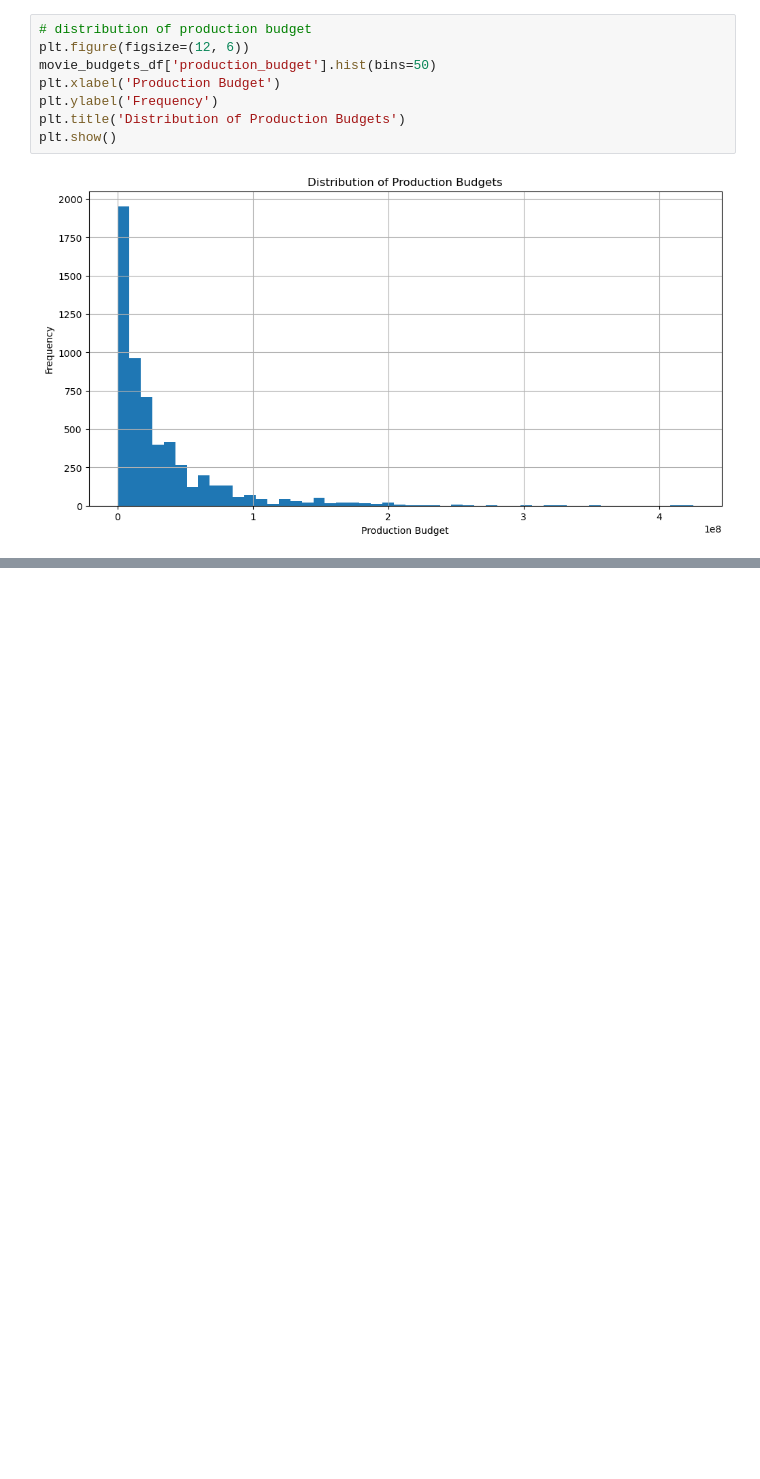
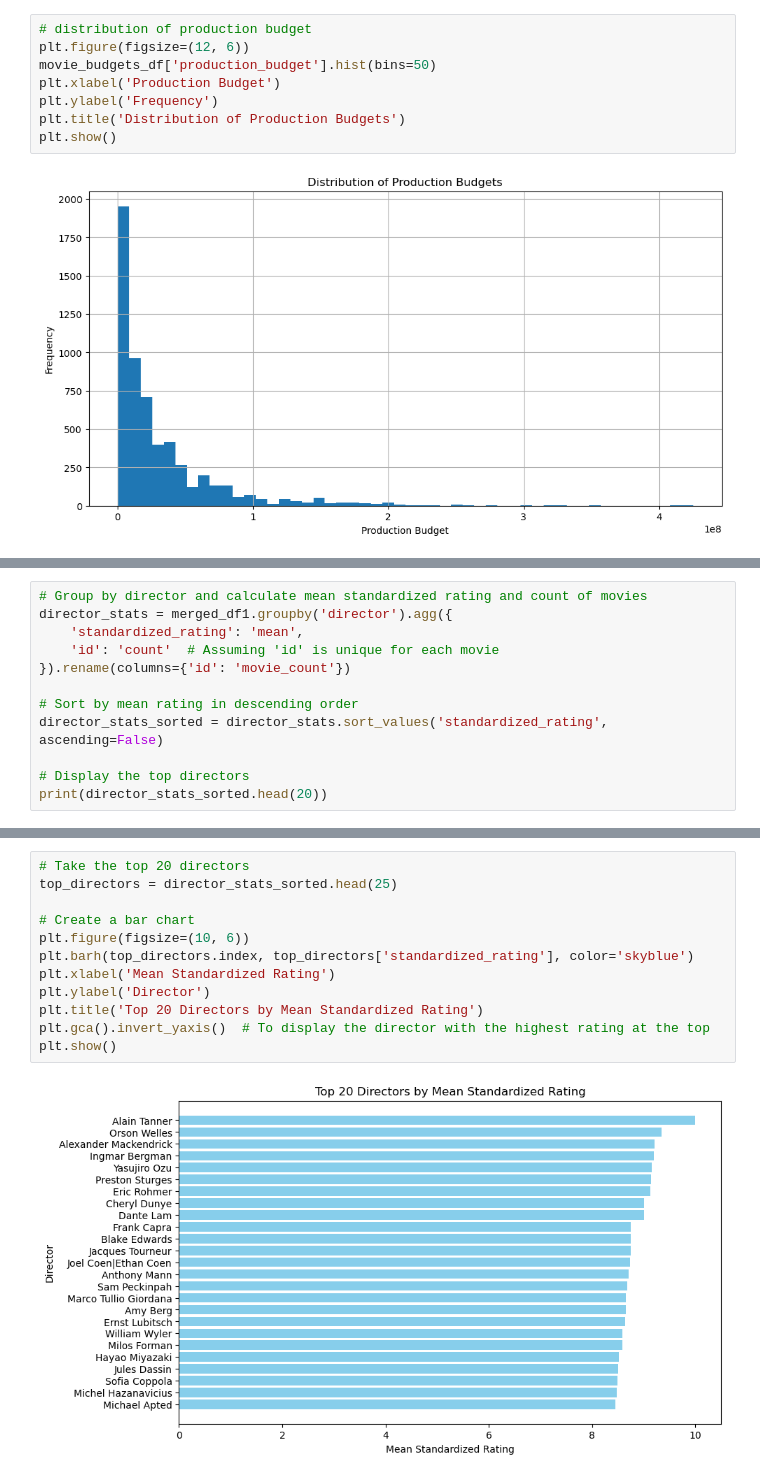
Before and after one commit to kev065/movie-studio-project, a Jupyter notebook: index.ipynb, the cells around one changed output, grey strips where cells are left out. Cells and saved outputs as stored; diff of their text form; blank space fills up the shorter version.

```diff
--- a/index.ipynb
+++ b/index.ipynb
@@ -900,0 +1022,12 @@ plt.show()
+# %%
+# Group by director and calculate mean standardized rating and count of movies
+director_stats = merged_df1.groupby('director').agg({
+    'standardized_rating': 'mean',
+    'id': 'count'  # Assuming 'id' is unique for each movie
+}).rename(columns={'id': 'movie_count'})
+
+# Sort by mean rating in descending order
+director_stats_sorted = director_stats.sort_values('standardized_rating', ascending=False)
+
+# Display the top directors
+print(director_stats_sorted.head(20))
@@ -900,0 +1052,14 @@ plt.show()
+# %%
+# Take the top 20 directors
+top_directors = director_stats_sorted.head(25)
+
+# Create a bar chart
+plt.figure(figsize=(10, 6))
+plt.barh(top_directors.index, top_directors['standardized_rating'], color='skyblue')
+plt.xlabel('Mean Standardized Rating')
+plt.ylabel('Director')
+plt.title('Top 20 Directors by Mean Standardized Rating')
+plt.gca().invert_yaxis()  # To display the director with the highest rating at the top
+plt.show()
+# %% [output]
+[figure, added]
```
Also changed, not shown: parts of 10 cells of this notebook, 4 other files.
